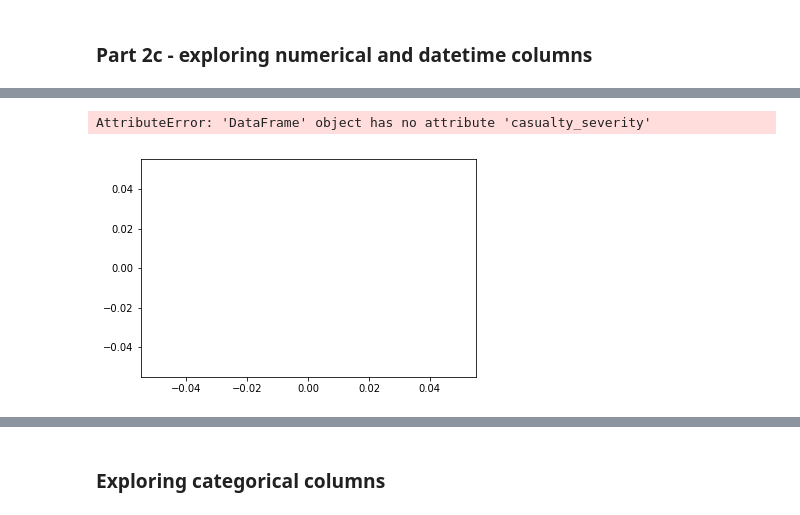
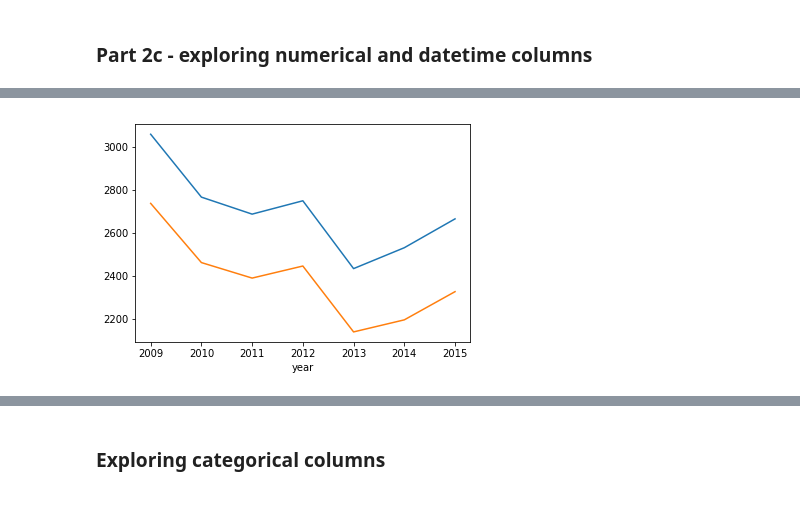
Before and after one commit to INRIX-rebecca-davey/python-ml-workshop, a Jupyter notebook: code/Part 2 - EDA and feature engineering.ipynb, the cells around one changed output, grey strips where cells are left out. Saved outputs shown, nothing was run; the diff lists cells and outputs as text; code cells hidden in the pictures.

```diff
--- a/code/Part 2 - EDA and feature engineering.ipynb
+++ b/code/Part 2 - EDA and feature engineering.ipynb
@@ -113,7 +125,6 @@ def getYear(s):
 # use these functions to add new columns to our dataframe
 df['month'] = [getMonth(s) for s in df['accident_date']]
 df['year'] = [getYear(s) for s in df['accident_date']]
-df = df.drop(columns=['accident_date'])
 
 df.head(5)
 # %% [output]
@@ -126,25 +137,14 @@ df.head(5)
 # %%
 # does the year matter? let's have a look at the distribution of slight vs serious cases by year
 
-years = set(df.year.values)
-x = []
-y = []
+allByYear = df.groupby('year')['year'].count()
+slightByYear = df[df.is_serious == 0].groupby('year')['year'].count()
+allByYear.plot()
+slightByYear.plot()
 
-for year in years:
-    subDf = df[df.year == year]
-    numSlight = len(subDf[subDf.casualty_severity == 'Slight'])
-    numSerious = len(subDf[subDf.casualty_severity == 'Serious'])
-    frac = numSerious/numSlight
-    x.append(year)
-    y.append(frac)
+# answer: year is probably not a good indicator of slight/serious
+# can include if we want but not very useful
+
+df = df.drop(columns=['year'])
 # %% [output]
-AttributeError: 'DataFrame' object has no attribute 'casualty_severity'
+[figure, added]
-# %%
-plt.scatter(x,y)
-
-# loose linear relationship but probably not enough to be useful
-# will drop year column
-
-df = df.drop(columns = ['year'])
-# %% [output]
-[figure, removed]
```
Also changed, not shown: parts of 28 cells of this notebook, 1 other file.
